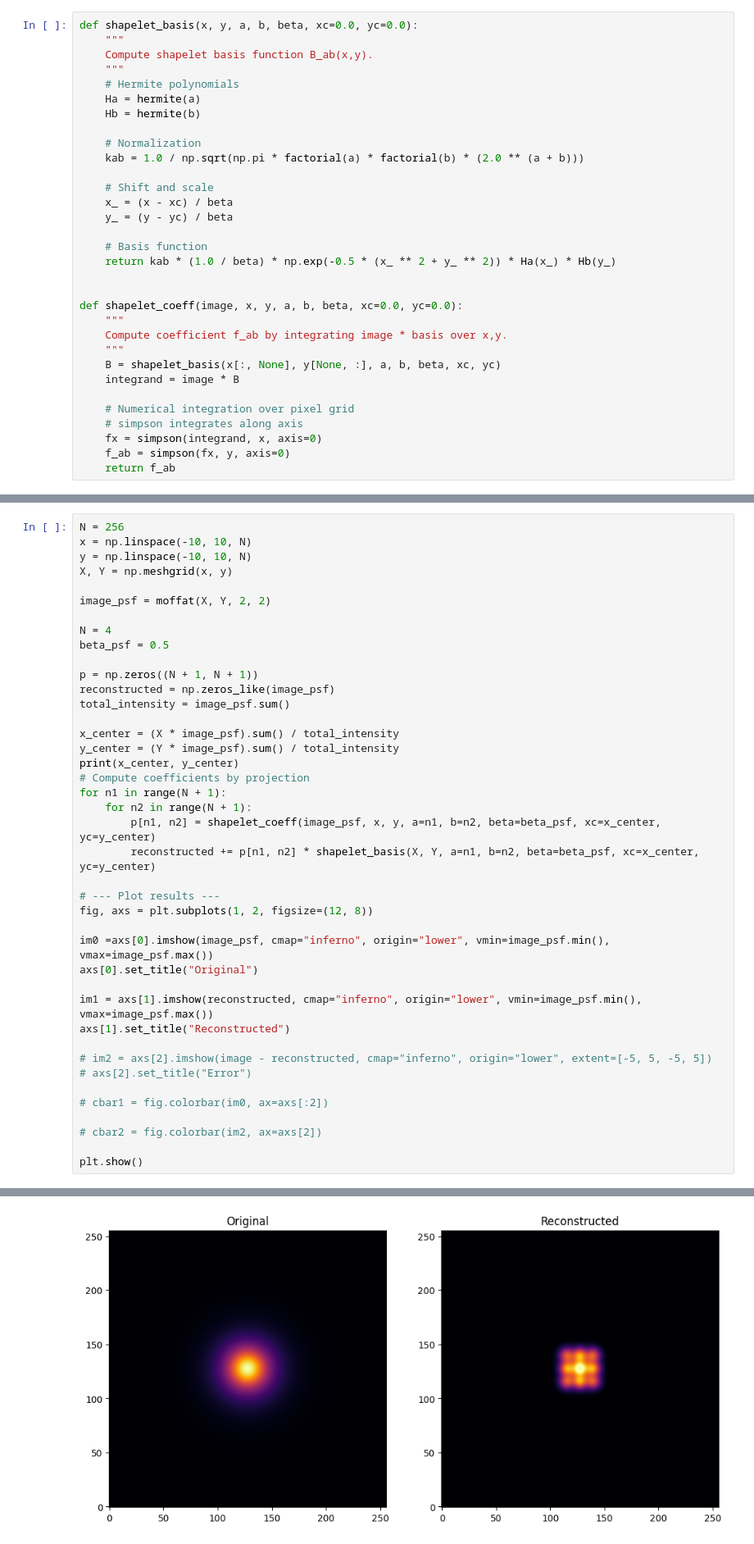
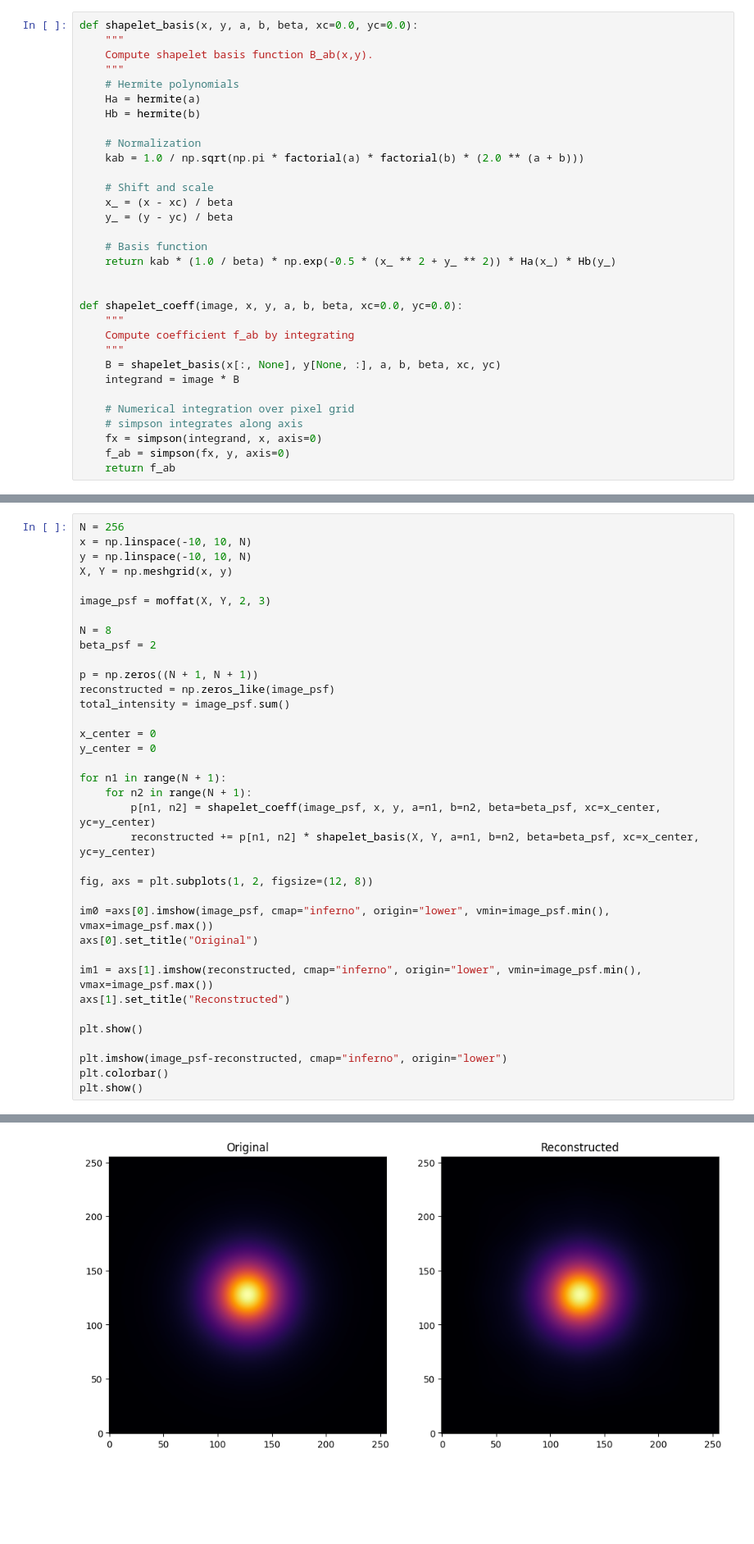
Before and after one commit to nielsklerk/FRP, a Jupyter notebook: notebooks/01_shapelet.ipynb, the cells around one changed output, grey strips where cells are left out. Shown at 82% size. Saved outputs shown, nothing was run; the diff lists cells and outputs as text; blank space fills up the shorter version.

```diff
--- a/notebooks/01_shapelet.ipynb
+++ b/notebooks/01_shapelet.ipynb
@@ -27,7 +29,7 @@ def shapelet_basis(x, y, a, b, beta, xc=0.0, yc=0.0):
 
 def shapelet_coeff(image, x, y, a, b, beta, xc=0.0, yc=0.0):
     """
-    Compute coefficient f_ab by integrating image * basis over x,y.
+    Compute coefficient f_ab by integrating
     """
     B = shapelet_basis(x[:, None], y[None, :], a, b, beta, xc, yc)
     integrand = image * B
@@ -95,25 +123,23 @@ x = np.linspace(-10, 10, N)
 y = np.linspace(-10, 10, N)
 X, Y = np.meshgrid(x, y)
 
-image_psf = moffat(X, Y, 2, 2)
+image_psf = moffat(X, Y, 2, 3)
 
-N = 4
-beta_psf = 0.5
+N = 8
+beta_psf = 2
 
 p = np.zeros((N + 1, N + 1))
 reconstructed = np.zeros_like(image_psf)
 total_intensity = image_psf.sum()
 
-x_center = (X * image_psf).sum() / total_intensity
-y_center = (Y * image_psf).sum() / total_intensity
-print(x_center, y_center)
-# Compute coefficients by projection
+x_center = 0
+y_center = 0
+
 for n1 in range(N + 1):
     for n2 in range(N + 1):
         p[n1, n2] = shapelet_coeff(image_psf, x, y, a=n1, b=n2, beta=beta_psf, xc=x_center, yc=y_center)
         reconstructed += p[n1, n2] * shapelet_basis(X, Y, a=n1, b=n2, beta=beta_psf, xc=x_center, yc=y_center)
 
-# --- Plot results ---
 fig, axs = plt.subplots(1, 2, figsize=(12, 8))
 
 im0 =axs[0].imshow(image_psf, cmap="inferno", origin="lower", vmin=image_psf.min(), vmax=image_psf.max())
@@ -122,12 +148,9 @@ axs[0].set_title("Original")
 im1 = axs[1].imshow(reconstructed, cmap="inferno", origin="lower", vmin=image_psf.min(), vmax=image_psf.max())
 axs[1].set_title("Reconstructed")
 
-# im2 = axs[2].imshow(image - reconstructed, cmap="inferno", origin="lower", extent=[-5, 5, -5, 5])
-# axs[2].set_title("Error")
+plt.show()
 
-# cbar1 = fig.colorbar(im0, ax=axs[:2])
-
-# cbar2 = fig.colorbar(im2, ax=axs[2])
-
+plt.imshow(image_psf-reconstructed, cmap="inferno", origin="lower")
+plt.colorbar()
 plt.show()
 # %% [output]
@@ -135 +157 @@ plt.show()
-[figure, old version]
+[figure, new version]
```
Also changed, not shown: parts of 9 cells of this notebook.
